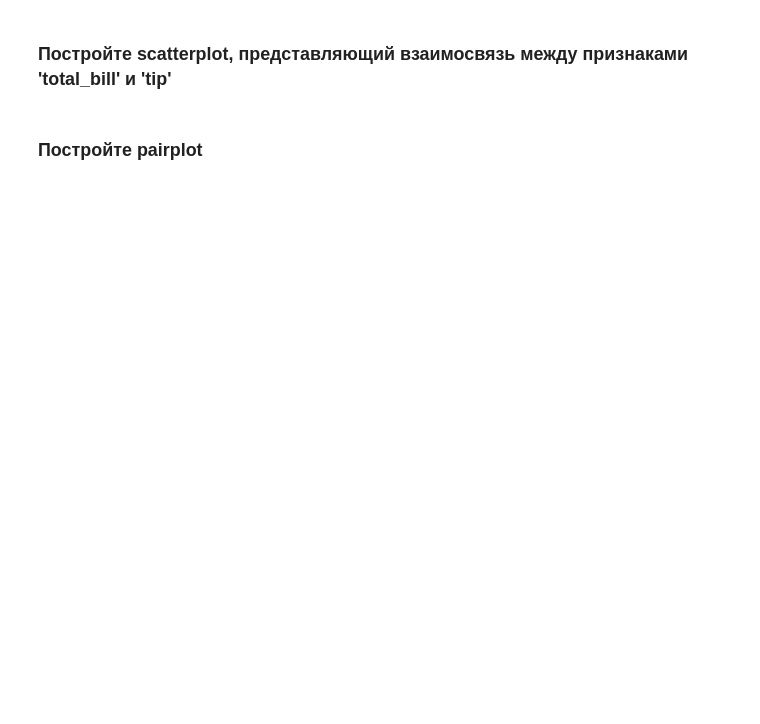
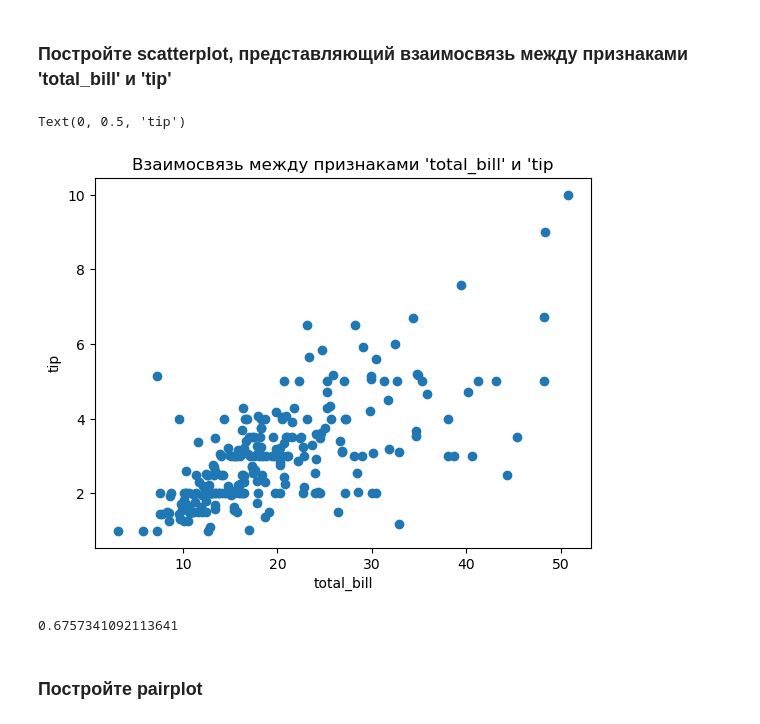
Before and after one commit to pantushevdenis/2024-09-otus-machine-learning-basic, a Jupyter notebook: 007_plot/Analyze and Visualize.ipynb, the cells around one changed output. Cells and saved outputs as stored; diff of their text form; code cells hidden in the pictures; blank space fills up the shorter version.

```diff
--- a/007_plot/Analyze and Visualize.ipynb
+++ b/007_plot/Analyze and Visualize.ipynb
@@ -217,4 +226,19 @@ ds.head()
 # %% [markdown]
 ### Постройте scatterplot, представляющий взаимосвязь между признаками 'total_bill' и 'tip'
+# %%
+ds_total_bill = ds["total_bill"]
+ds_tip = ds["tip"]
+plt.scatter(ds_total_bill, ds_tip)
+plt.title("Взаимосвязь между признаками 'total_bill' и 'tip")
+plt.xlabel("total_bill")
+plt.ylabel("tip")
+# %% [output]
+Text(0, 0.5, 'tip')
+[figure, added]
+# %%
+corr_total_bill_tip = ds_total_bill.corr(ds_tip)
+corr_total_bill_tip
+# %% [output]
+0.6757341092113641
 # %% [markdown]
 ### Постройте pairplot
```
Also changed, not shown: parts of 8 cells of this notebook, 6 other files.
